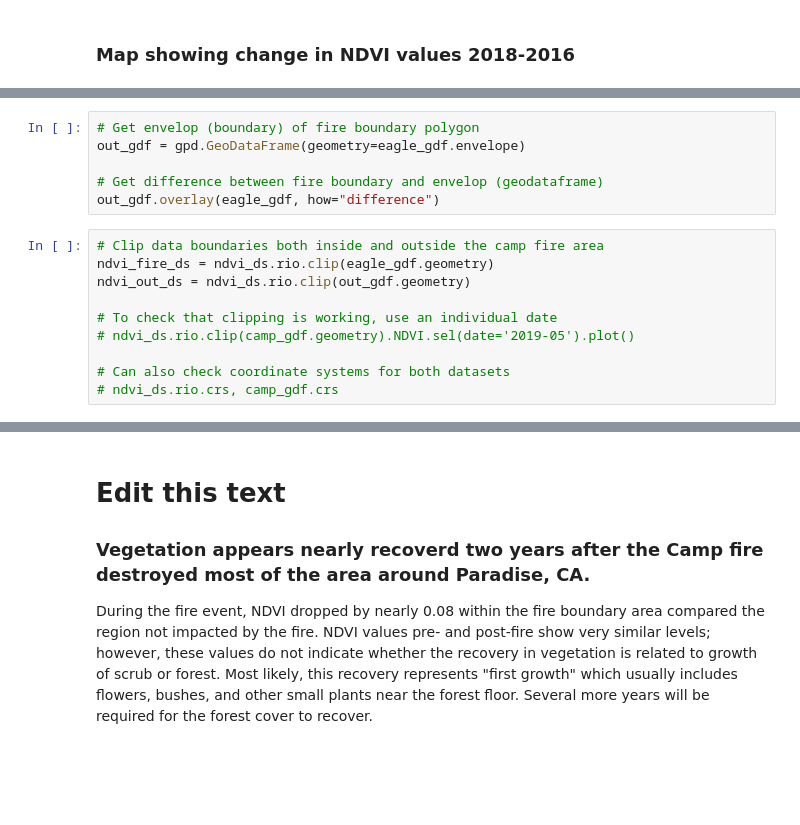
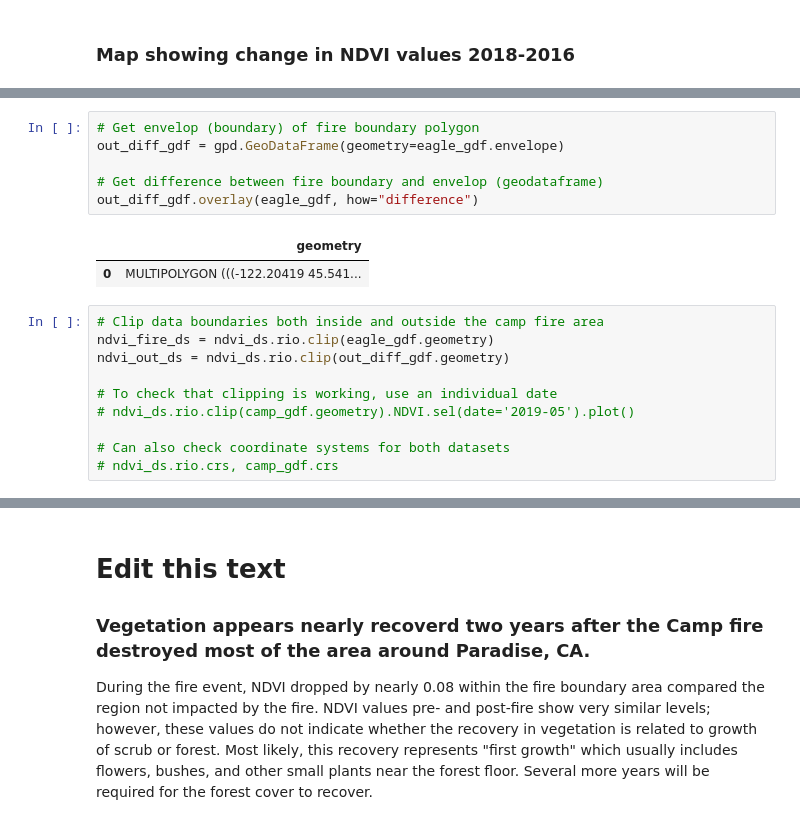
Before and after one commit to ellenalamont17/ellenalamont17.github.io, a Jupyter notebook: notebook/ndvi_fire_CRG.ipynb, the cells around one changed output, grey strips where cells are left out. Saved outputs shown, nothing was run; the diff lists cells and outputs as text; blank space fills up the shorter version.

```diff
--- a/notebook/ndvi_fire_CRG.ipynb
+++ b/notebook/ndvi_fire_CRG.ipynb
@@ -223,13 +289,16 @@ eagle_gdf.hvplot(geo=True, fill_color='none')
 # %%
 # Get envelop (boundary) of fire boundary polygon
-out_gdf = gpd.GeoDataFrame(geometry=eagle_gdf.envelope)
+out_diff_gdf = gpd.GeoDataFrame(geometry=eagle_gdf.envelope)
 
 # Get difference between fire boundary and envelop (geodataframe)
-out_gdf.overlay(eagle_gdf, how="difference")
+out_diff_gdf.overlay(eagle_gdf, how="difference")
+# %% [output]
+|  | geometry |
+| 0 | MULTIPOLYGON (((-122.20419 45.541... |
 # %%
 # Clip data boundaries both inside and outside the camp fire area
 ndvi_fire_ds = ndvi_ds.rio.clip(eagle_gdf.geometry)
-ndvi_out_ds = ndvi_ds.rio.clip(out_gdf.geometry)
+ndvi_out_ds = ndvi_ds.rio.clip(out_diff_gdf.geometry)
 
 # To check that clipping is working, use an individual date
 # ndvi_ds.rio.clip(camp_gdf.geometry).NDVI.sel(date='2019-05').plot()
```
Also changed, not shown: parts of 8 cells of this notebook.
